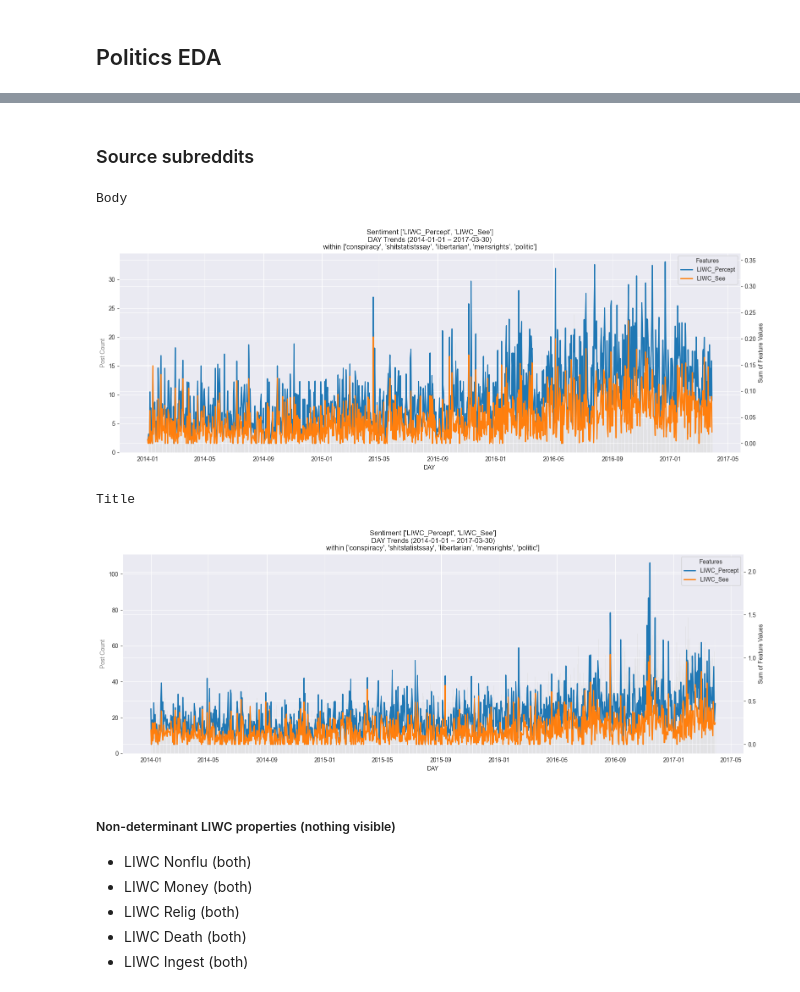
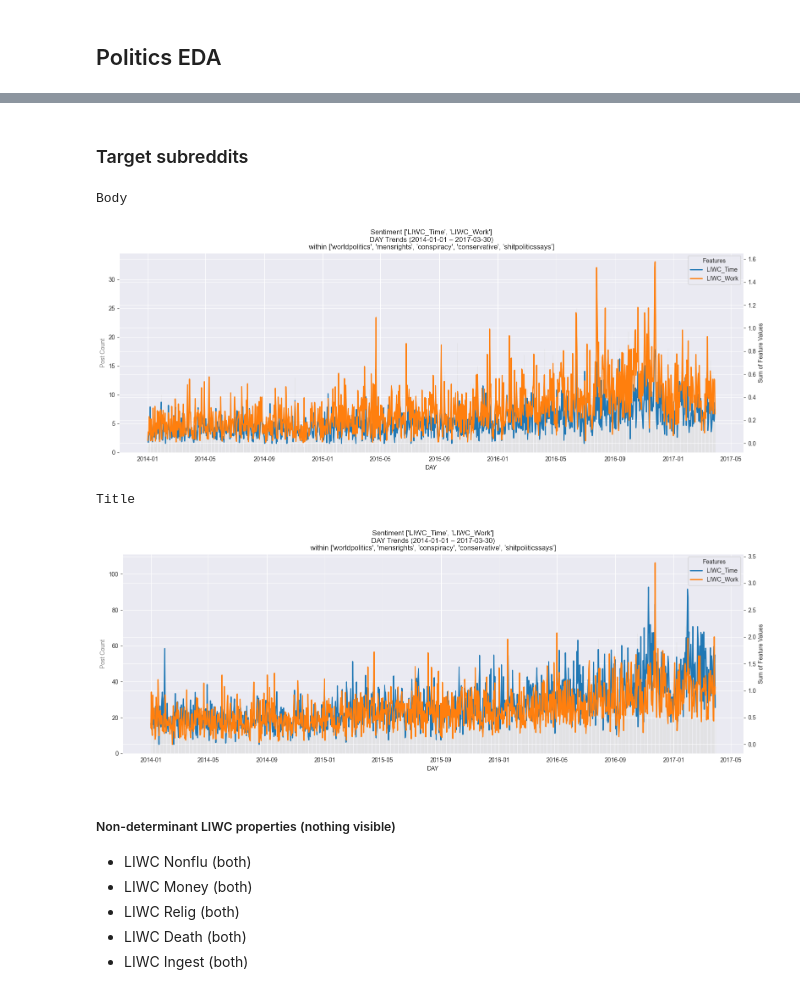
Before and after one commit to l0uisgrange/ada-2025-project, a Jupyter notebook: archive/louis.ipynb, the cells around one changed output, grey strips where cells are left out. Drawn from its saved outputs; the diff is of its cells as text; code cells hidden in the pictures.

```diff
--- a/archive/louis.ipynb
+++ b/archive/louis.ipynb
@@ -78,44 +78,44 @@ df_selected.head(5)
 | 3 | nfl | cfb | 1u4sjvs | 2013-12-31 17:37:55 | 1 | 1124.0,949.0,0.772241992883,0.001... |
 | 4 | playmygame | gamedev | 1u4w5ss | 2014-01-01 02:51:13 | 1 | 715.0,622.0,0.777622377622,0.0069... |
 # %% [markdown]
-### Source subreddits
+### Target subreddits
 # %%
 from week1_Yuri import plot_subreddits_features_trend
 from week1_Yuri import features
 
 politics_maxsim_df['SUBREDDIT'] = politics_maxsim_df['SUBREDDIT'].astype(str)
-df_selected['SOURCE_SUBREDDIT'] = df_selected['SOURCE_SUBREDDIT'].astype(str)
+df_selected['TARGET_SUBREDDIT'] = df_selected['TARGET_SUBREDDIT'].astype(str)
 
 ids_to_keep = politics_maxsim_df['SUBREDDIT'].unique()
-df_filtre = df_selected[df_selected['SOURCE_SUBREDDIT'].isin(ids_to_keep)].copy()
+df_filtre = df_selected[df_selected['TARGET_SUBREDDIT'].isin(ids_to_keep)].copy()
 
 ## YURI
 df_body_features = df_body["PROPERTIES"].apply(lambda s: [float(x) for x in s.split(",")])
 features_body_df = pd.DataFrame(df_body_features.tolist(), columns=features, index=df_body.index)
 df_body_prop = pd.concat([df_body.drop(columns=["PROPERTIES"]), features_body_df], axis=1)
 ## END YURI
 
 ## YURI
 df_title_features = df_title["PROPERTIES"].apply(lambda s: [float(x) for x in s.split(",")])
 features_title_df = pd.DataFrame(df_title_features.tolist(), columns=features, index=df_title.index)
 df_title_prop = pd.concat([df_title.drop(columns=["PROPERTIES"]), features_title_df], axis=1)
 ## END YURI
 
-subreddits_list = df_filtre['SOURCE_SUBREDDIT'].unique().tolist()
+subreddits_list = df_filtre['TARGET_SUBREDDIT'].unique().tolist()
 start_time = "2014-01-01"
 end_time = "2017-03-30"
-multiple = 10
+multiple = 4
 features_list = features[-4-multiple*2:-2-multiple*2]
 period = "D"  # "D" for daily, "W" for weekly, "M" for monthly, "Q" for quarterly, "Y" for yearly
 print("Body")
 plot_subreddits_features_trend(df_body_prop, subreddits_list, start_time, end_time, features_list, period)
 print("Title")
 plot_subreddits_features_trend(df_title_prop, subreddits_list, start_time, end_time, features_list, period)
 # %% [output]
 Body
-[figure, old version]
+[figure, new version]
 Title
-[figure, old version]
+[figure, new version]
 # %% [markdown]
 ##### Non-determinant LIWC properties (nothing visible)
 - LIWC Nonflu (both)
```
Also changed, not shown: parts of 5 cells of this notebook.
